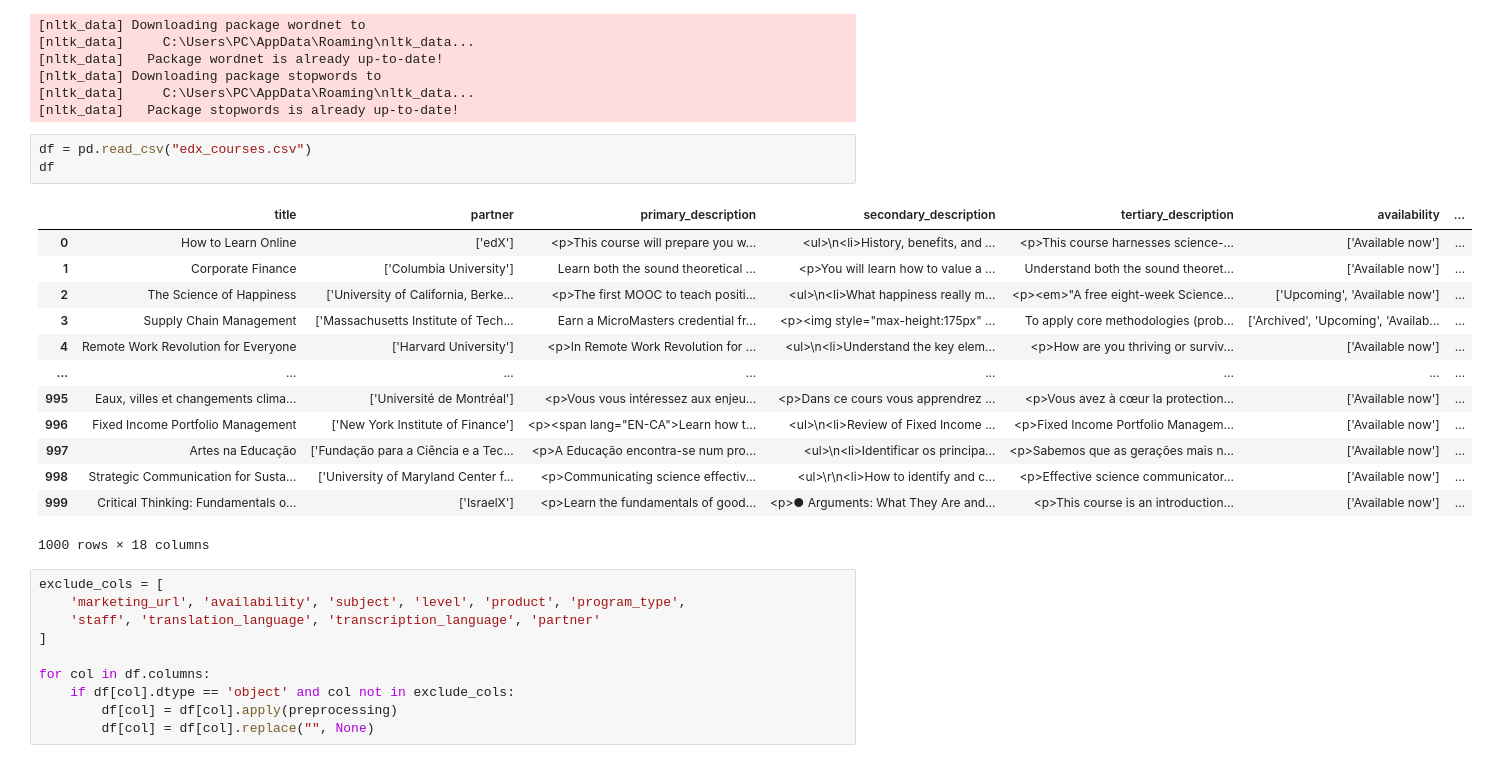
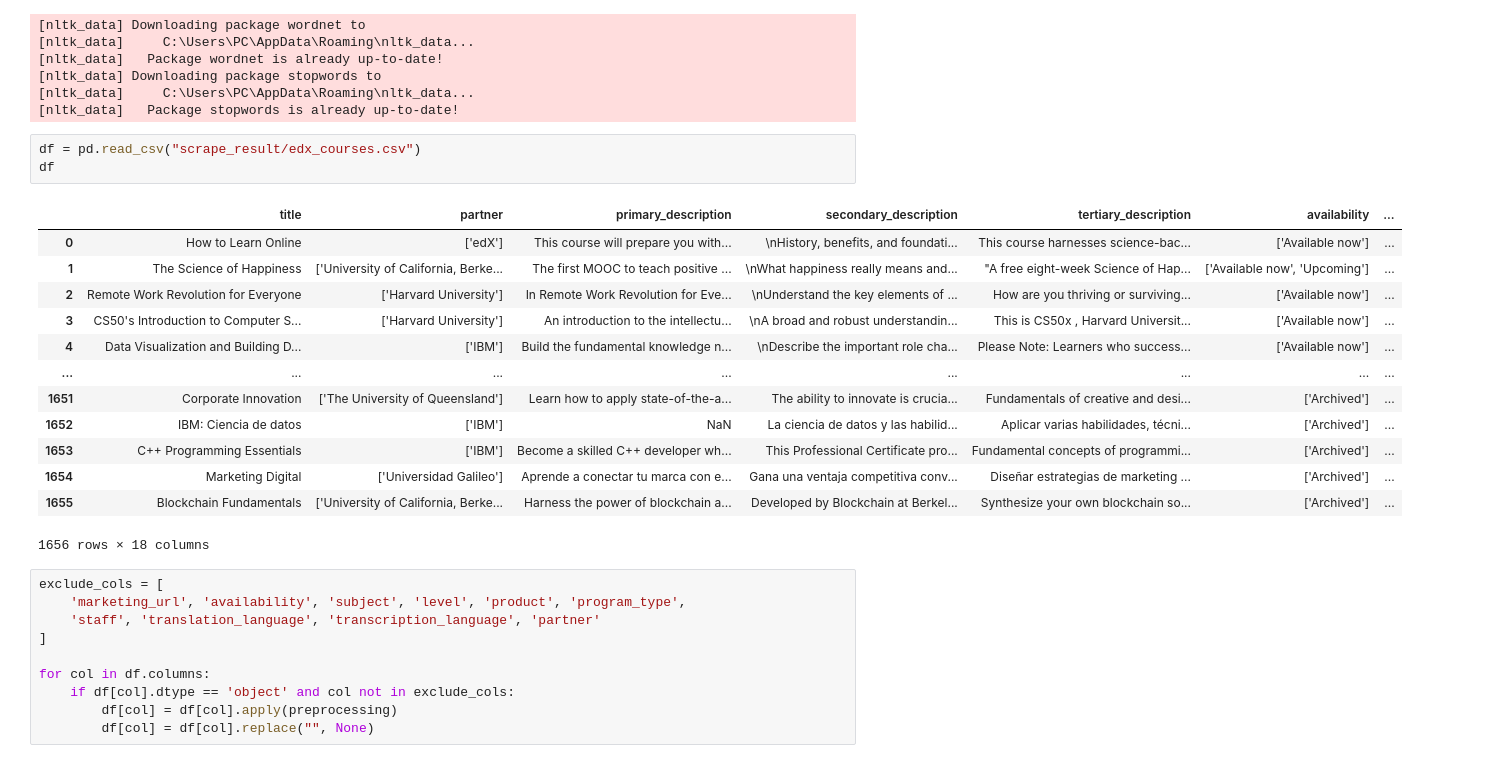
Before and after one commit to deiraaisyar/SISTECH-MLOps-FinalProject-Group7, a Jupyter notebook: text_preprocessing.ipynb, the cells around one changed output. Saved outputs shown, nothing was run; the diff lists cells and outputs as text.

```diff
--- a/text_preprocessing.ipynb
+++ b/text_preprocessing.ipynb
@@ -51,22 +51,22 @@ def preprocessing(text: str) -> str:
 [nltk_data]     C:\Users\PC\AppData\Roaming\nltk_data...
 [nltk_data]   Package stopwords is already up-to-date!
 # %%
-df = pd.read_csv("edx_courses.csv")
+df = pd.read_csv("scrape_result/edx_courses.csv")
 df
 # %% [output]
 |  | title | partner | primary_description | secondary_description | tertiary_description | availability | ... |
-| 0 | How to Learn Online | ['edX'] | <p>This course will prepare you w... | <ul>\n<li>History, benefits, and ... | <p>This course harnesses science-... | ['Available now'] | ... |
-| 1 | Corporate Finance | ['Columbia University'] | Learn both the sound theoretical ... | <p>You will learn how to value a ... | Understand both the sound theoret... | ['Available now'] | ... |
-| 2 | The Science of Happiness | ['University of California, Berke... | <p>The first MOOC to teach positi... | <ul>\n<li>What happiness really m... | <p><em>"A free eight-week Science... | ['Upcoming', 'Available now'] | ... |
-| 3 | Supply Chain Management | ['Massachusetts Institute of Tech... | Earn a MicroMasters credential fr... | <p><img style="max-height:175px" ... | To apply core methodologies (prob... | ['Archived', 'Upcoming', 'Availab... | ... |
-| 4 | Remote Work Revolution for Everyone | ['Harvard University'] | <p>In Remote Work Revolution for ... | <ul>\n<li>Understand the key elem... | <p>How are you thriving or surviv... | ['Available now'] | ... |
+| 0 | How to Learn Online | ['edX'] | This course will prepare you with... | \nHistory, benefits, and foundati... | This course harnesses science-bac... | ['Available now'] | ... |
+| 1 | The Science of Happiness | ['University of California, Berke... | The first MOOC to teach positive ... | \nWhat happiness really means and... | "A free eight-week Science of Hap... | ['Available now', 'Upcoming'] | ... |
+| 2 | Remote Work Revolution for Everyone | ['Harvard University'] | In Remote Work Revolution for Eve... | \nUnderstand the key elements of ... | How are you thriving or surviving... | ['Available now'] | ... |
+| 3 | CS50's Introduction to Computer S... | ['Harvard University'] | An introduction to the intellectu... | \nA broad and robust understandin... | This is CS50x , Harvard Universit... | ['Available now'] | ... |
+| 4 | Data Visualization and Building D... | ['IBM'] | Build the fundamental knowledge n... | \nDescribe the important role cha... | Please Note: Learners who success... | ['Available now'] | ... |
 | ... | ... | ... | ... | ... | ... | ... | ... |
-| 995 | Eaux, villes et changements clima... | ['Université de Montréal'] | <p>Vous vous intéressez aux enjeu... | <p>Dans ce cours vous apprendrez ... | <p>Vous avez à cœur la protection... | ['Available now'] | ... |
-| 996 | Fixed Income Portfolio Management | ['New York Institute of Finance'] | <p><span lang="EN-CA">Learn how t... | <ul>\n<li>Review of Fixed Income ... | <p>Fixed Income Portfolio Managem... | ['Available now'] | ... |
-| 997 | Artes na Educação | ['Fundação para a Ciência e a Tec... | <p>A Educação encontra-se num pro... | <ul>\n<li>Identificar os principa... | <p>Sabemos que as gerações mais n... | ['Available now'] | ... |
-| 998 | Strategic Communication for Susta... | ['University of Maryland Center f... | <p>Communicating science effectiv... | <ul>\r\n<li>How to identify and c... | <p>Effective science communicator... | ['Available now'] | ... |
-| 999 | Critical Thinking: Fundamentals o... | ['IsraelX'] | <p>Learn the fundamentals of good... | <p>● Arguments: What They Are and... | <p>This course is an introduction... | ['Available now'] | ... |
+| 1651 | Corporate Innovation | ['The University of Queensland'] | Learn how to apply state-of-the-a... | The ability to innovate is crucia... | Fundamentals of creative and desi... | ['Archived'] | ... |
+| 1652 | IBM: Ciencia de datos | ['IBM'] | NaN | La ciencia de datos y las habilid... | Aplicar varias habilidades, técni... | ['Archived'] | ... |
+| 1653 | C++ Programming Essentials | ['IBM'] | Become a skilled C++ developer wh... | This Professional Certificate pro... | Fundamental concepts of programmi... | ['Archived'] | ... |
+| 1654 | Marketing Digital | ['Universidad Galileo'] | Aprende a conectar tu marca con e... | Gana una ventaja competitiva conv... | Diseñar estrategias de marketing ... | ['Archived'] | ... |
+| 1655 | Blockchain Fundamentals | ['University of California, Berke... | Harness the power of blockchain a... | Developed by Blockchain at Berkel... | Synthesize your own blockchain so... | ['Archived'] | ... |
-1000 rows × 18 columns
+1656 rows × 18 columns
 # %%
 exclude_cols = [
     'marketing_url', 'availability', 'subject', 'level', 'product', 'program_type',
```
Also changed, not shown: parts of 8 cells of this notebook, 13 other files.
